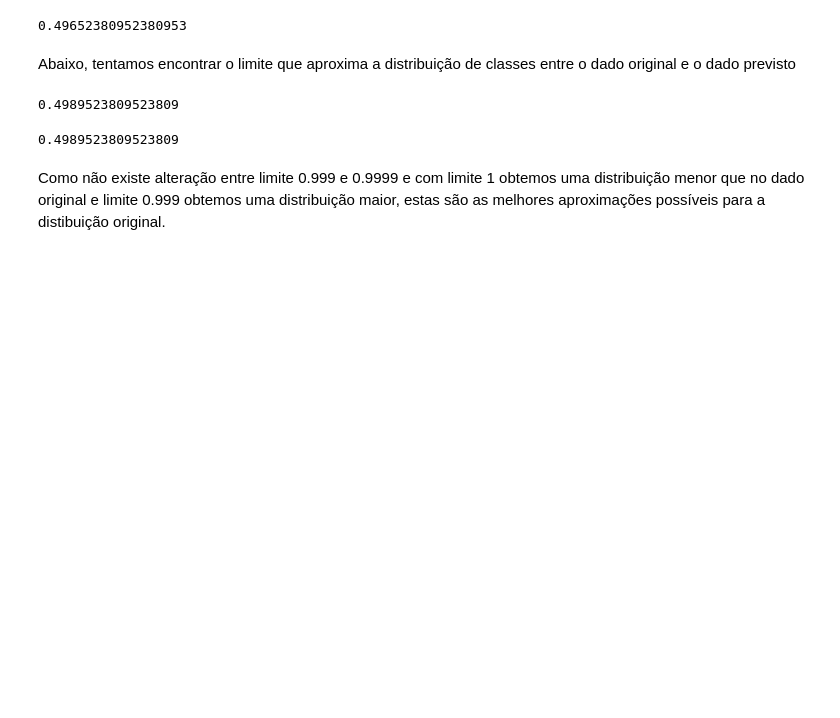
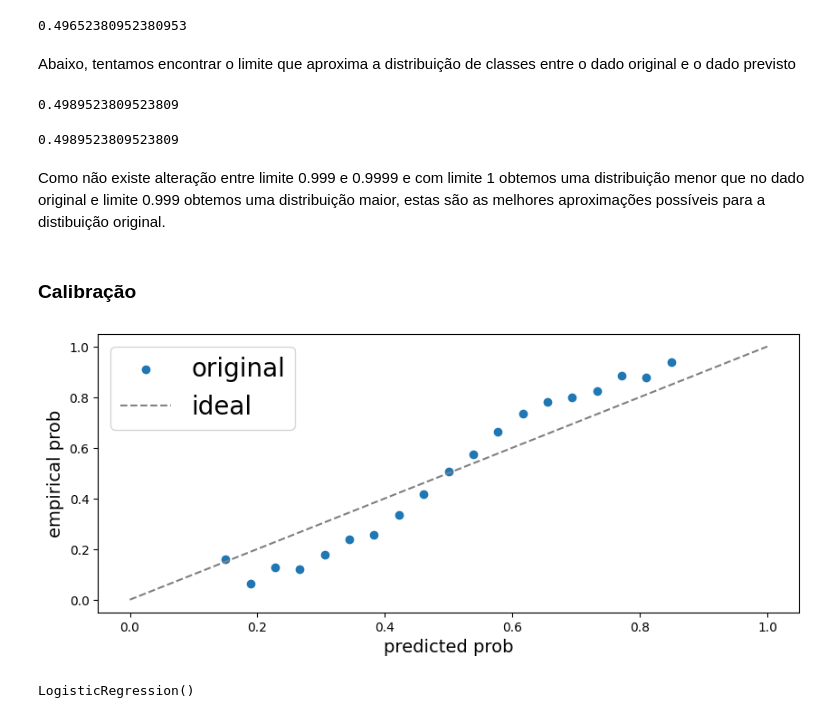
Before and after one commit to fmromeiro/mo810-kidney-waitlist, a Jupyter notebook: model.ipynb, the cells around one changed output. Drawn from its saved outputs; the diff is of its cells as text; code cells hidden in the pictures; blank space fills up the shorter version.

```diff
--- a/model.ipynb
+++ b/model.ipynb
@@ -453,3 +453,5 @@ Abaixo, tentamos encontrar o limite que aproxima a distribuição de classes ent
 0.4989523809523809
 # %% [markdown]
 Como não existe alteração entre limite 0.999 e 0.9999 e com limite 1 obtemos uma distribuição menor que no dado original e limite 0.999 obtemos uma distribuição maior, estas são as melhores aproximações possíveis para a distibuição original.
+# %% [markdown]
+### Calibração
@@ -455,0 +460,23 @@ Como não existe alteração entre limite 0.999 e 0.9999 e com limite 1 obtemos
+# %%
+pred_probs_space = np.linspace(y_test_forest.min(), y_test_forest.max(), 20)
+
+empirical_probs = []
+pred_probs_midpoints = []
+
+for i in range(len(pred_probs_space)-1):
+    empirical_probs.append(np.mean(y_test[(y_test_forest > pred_probs_space[i]) & (y_test_forest < pred_probs_space[i+1])]))
+    pred_probs_midpoints.append((pred_probs_space[i] + pred_probs_space[i+1])/2)
+
+
+plt.figure(figsize=(10,4))
+plt.scatter(pred_probs_midpoints, empirical_probs, marker='o')
+# plt.title(f"{model_str}", fontsize=20)
+plt.xlabel('predicted prob', fontsize=14)
+plt.ylabel('empirical prob', fontsize=14)
+
+plt.plot([0,1],[0,1],linestyle='--',color='gray')
+
+plt.legend(['original', 'ideal'], fontsize=20)
+plt.show()
+# %% [output]
+[figure, added]
@@ -455,0 +485,5 @@ Como não existe alteração entre limite 0.999 e 0.9999 e com limite 1 obtemos
+# %%
+lr = LogisticRegression()
+lr.fit(y_test_forest.reshape(-1,1), y_test)
+# %% [output]
+LogisticRegression()
```
Also changed, not shown: parts of 5 cells of this notebook, 1 other file.
